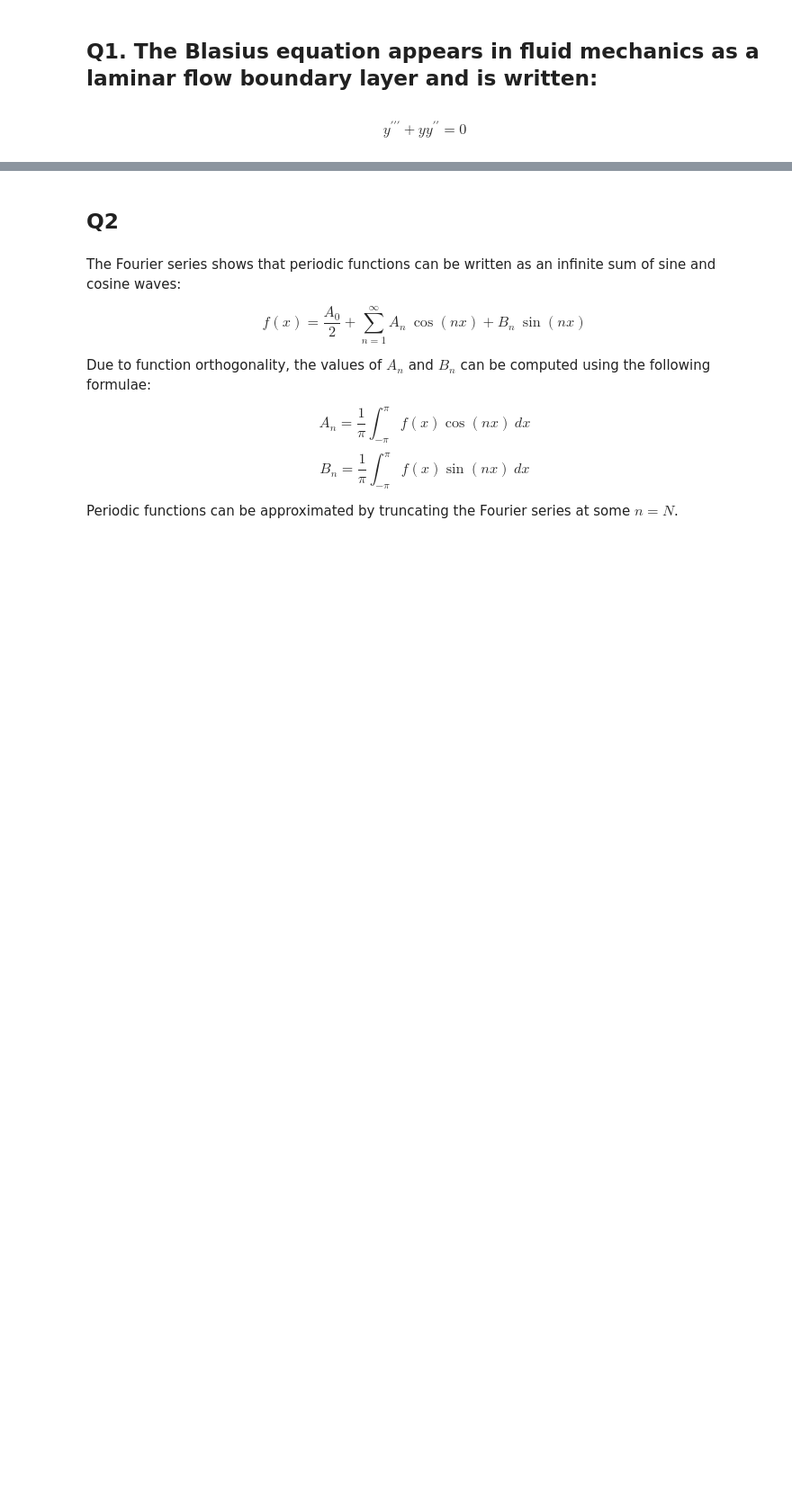
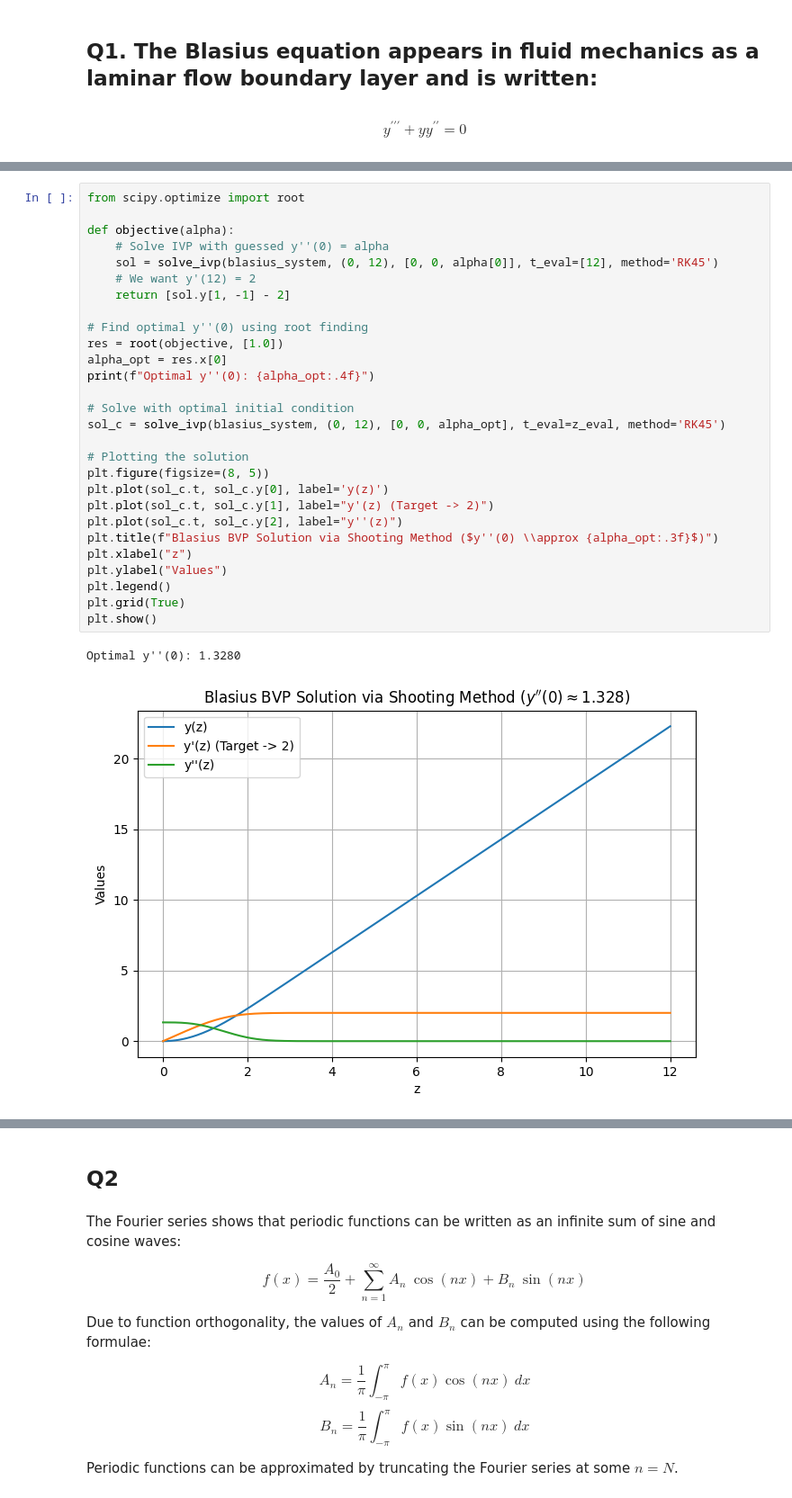
Before and after one commit to Preetish-ko/Preetish-ko, a Jupyter notebook: Assignments/Assignment_4.ipynb, the cells around one changed output, grey strips where cells are left out. Shown at 90% size. Drawn from its saved outputs; the diff is of its cells as text; blank space fills up the shorter version.

```diff
--- a/Assignments/Assignment_4.ipynb
+++ b/Assignments/Assignment_4.ipynb
@@ -35,0 +99,31 @@ $$
+# %%
+from scipy.optimize import root
+
+def objective(alpha):
+    # Solve IVP with guessed y''(0) = alpha
+    sol = solve_ivp(blasius_system, (0, 12), [0, 0, alpha[0]], t_eval=[12], method='RK45')
+    # We want y'(12) = 2
+    return [sol.y[1, -1] - 2]
+
+# Find optimal y''(0) using root finding
+res = root(objective, [1.0])
+alpha_opt = res.x[0]
+print(f"Optimal y''(0): {alpha_opt:.4f}")
+
+# Solve with optimal initial condition
+sol_c = solve_ivp(blasius_system, (0, 12), [0, 0, alpha_opt], t_eval=z_eval, method='RK45')
+
+# Plotting the solution
+plt.figure(figsize=(8, 5))
+plt.plot(sol_c.t, sol_c.y[0], label='y(z)')
+plt.plot(sol_c.t, sol_c.y[1], label="y'(z) (Target -> 2)")
+plt.plot(sol_c.t, sol_c.y[2], label="y''(z)")
+plt.title(f"Blasius BVP Solution via Shooting Method ($y''(0) \\approx {alpha_opt:.3f}$)")
+plt.xlabel("z")
+plt.ylabel("Values")
+plt.legend()
+plt.grid(True)
+plt.show()
+# %% [output]
+Optimal y''(0): 1.3280
+[figure, added]
```
Also changed, not shown: parts of 14 cells of this notebook.
